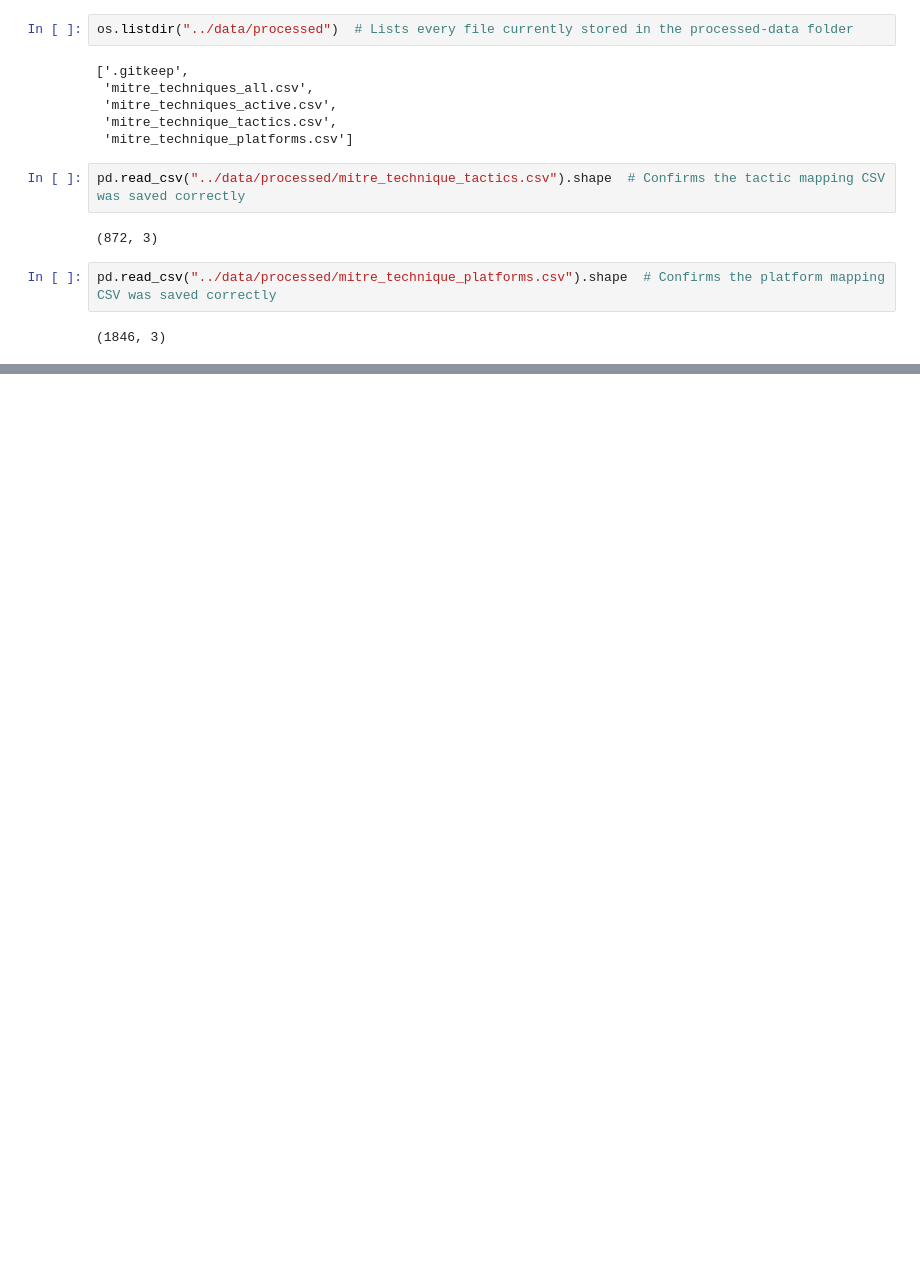
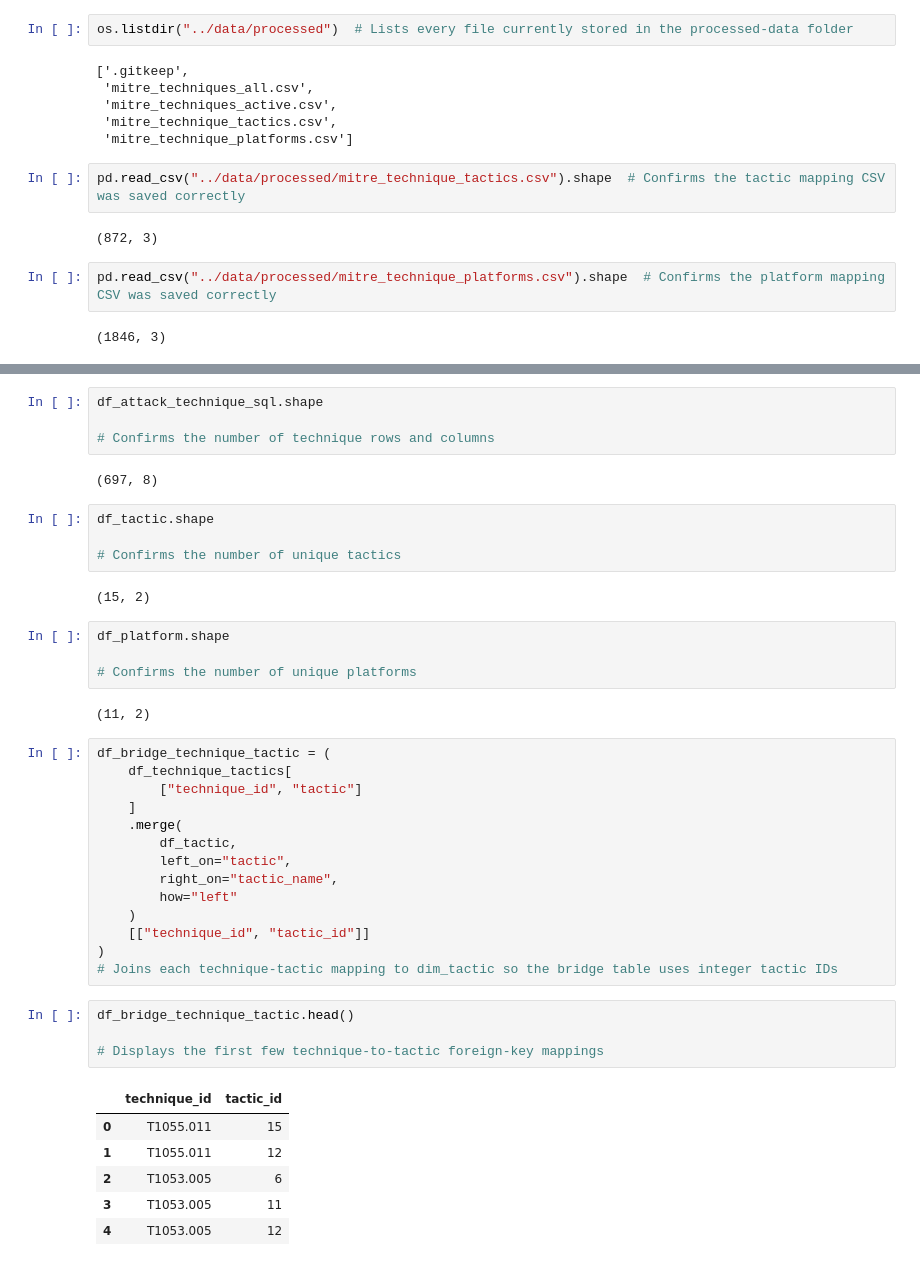
Before and after one commit to Abu-249607/threat-assurance-analytics, a Jupyter notebook: notebooks/01_explore_mitre_attack.ipynb, the cells around one changed output, grey strips where cells are left out. Saved outputs shown, nothing was run; the diff lists cells and outputs as text; blank space fills up the shorter version.

```diff
--- a/notebooks/01_explore_mitre_attack.ipynb
+++ b/notebooks/01_explore_mitre_attack.ipynb
@@ -354,0 +497,43 @@ pd.read_csv("../data/processed/mitre_technique_platforms.csv").shape  # Confirms
+# %%
+df_attack_technique_sql.shape
+
+# Confirms the number of technique rows and columns
+# %% [output]
+(697, 8)
+# %%
+df_tactic.shape
+
+# Confirms the number of unique tactics
+# %% [output]
+(15, 2)
+# %%
+df_platform.shape
+
+# Confirms the number of unique platforms
+# %% [output]
+(11, 2)
+# %%
+df_bridge_technique_tactic = (
+    df_technique_tactics[
+        ["technique_id", "tactic"]
+    ]
+    .merge(
+        df_tactic,
+        left_on="tactic",
+        right_on="tactic_name",
+        how="left"
+    )
+    [["technique_id", "tactic_id"]]
+)
+# Joins each technique-tactic mapping to dim_tactic so the bridge table uses integer tactic IDs
+# %%
+df_bridge_technique_tactic.head()
+
+# Displays the first few technique-to-tactic foreign-key mappings
+# %% [output]
+|  | technique_id | tactic_id |
+| 0 | T1055.011 | 15 |
+| 1 | T1055.011 | 12 |
+| 2 | T1053.005 | 6 |
+| 3 | T1053.005 | 11 |
+| 4 | T1053.005 | 12 |
```
Also changed, not shown: parts of 21 cells of this notebook, 7 other files.
